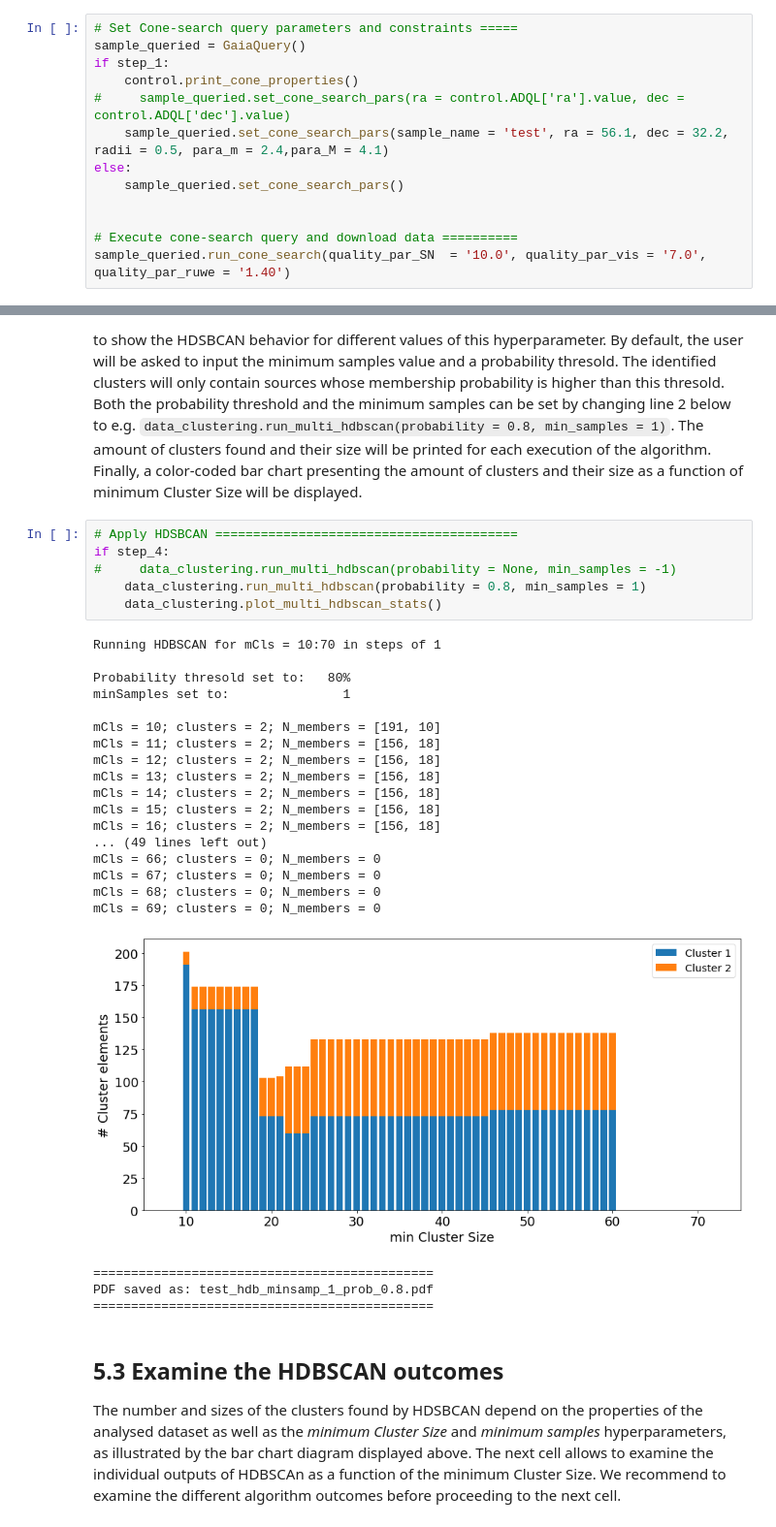
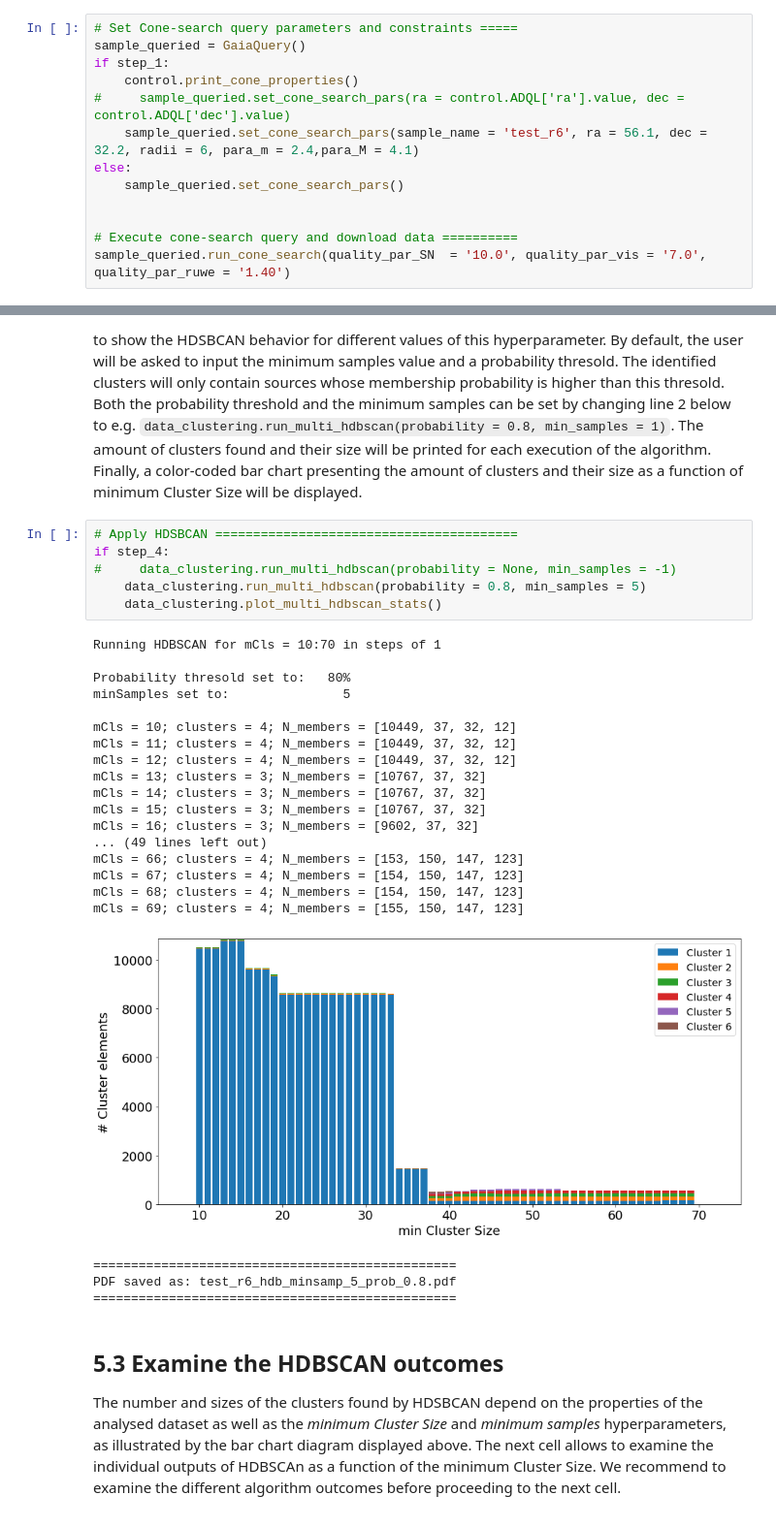
Before and after one commit to preller/PanGaia, a Jupyter notebook: notebooks/PanGaia.ipynb, the cells around one changed output, grey strips where cells are left out. Shown at 97% size. Cells and saved outputs as stored; diff of their text form.

```diff
--- a/notebooks/PanGaia.ipynb
+++ b/notebooks/PanGaia.ipynb
@@ -154,7 +154,7 @@ sample_queried = GaiaQuery()
 if step_1:
     control.print_cone_properties()
 #     sample_queried.set_cone_search_pars(ra = control.ADQL['ra'].value, dec = control.ADQL['dec'].value)
-    sample_queried.set_cone_search_pars(sample_name = 'test', ra = 56.1, dec = 32.2, radii = 0.5, para_m = 2.4,para_M = 4.1)
+    sample_queried.set_cone_search_pars(sample_name = 'test_r6', ra = 56.1, dec = 32.2, radii = 6, para_m = 2.4,para_M = 4.1)
 else:
     sample_queried.set_cone_search_pars()
 
@@ -280,31 +280,31 @@ After scaling the data PanGaia applies the [HDBSCAN](https://hdbscan.readthedocs
 # %%
 # Apply HDSBCAN ========================================
 if step_4:
 #     data_clustering.run_multi_hdbscan(probability = None, min_samples = -1)
-    data_clustering.run_multi_hdbscan(probability = 0.8, min_samples = 1)
+    data_clustering.run_multi_hdbscan(probability = 0.8, min_samples = 5)
     data_clustering.plot_multi_hdbscan_stats()
 # %% [output]
 Running HDBSCAN for mCls = 10:70 in steps of 1
 
 Probability thresold set to:   80%
-minSamples set to:               1
+minSamples set to:               5
 
-mCls = 10; clusters = 2; N_members = [191, 10]
-mCls = 11; clusters = 2; N_members = [156, 18]
-mCls = 12; clusters = 2; N_members = [156, 18]
-mCls = 13; clusters = 2; N_members = [156, 18]
-mCls = 14; clusters = 2; N_members = [156, 18]
-mCls = 15; clusters = 2; N_members = [156, 18]
-mCls = 16; clusters = 2; N_members = [156, 18]
+mCls = 10; clusters = 4; N_members = [10449, 37, 32, 12]
+mCls = 11; clusters = 4; N_members = [10449, 37, 32, 12]
+mCls = 12; clusters = 4; N_members = [10449, 37, 32, 12]
+mCls = 13; clusters = 3; N_members = [10767, 37, 32]
+mCls = 14; clusters = 3; N_members = [10767, 37, 32]
+mCls = 15; clusters = 3; N_members = [10767, 37, 32]
+mCls = 16; clusters = 3; N_members = [9602, 37, 32]
 ... (49 lines left out)
-mCls = 66; clusters = 0; N_members = 0
-mCls = 67; clusters = 0; N_members = 0
-mCls = 68; clusters = 0; N_members = 0
-mCls = 69; clusters = 0; N_members = 0
+mCls = 66; clusters = 4; N_members = [153, 150, 147, 123]
+mCls = 67; clusters = 4; N_members = [154, 150, 147, 123]
+mCls = 68; clusters = 4; N_members = [154, 150, 147, 123]
+mCls = 69; clusters = 4; N_members = [155, 150, 147, 123]
-[figure, old version]
+[figure, new version]
-=============================================
-PDF saved as: test_hdb_minsamp_1_prob_0.8.pdf
-=============================================
+================================================
+PDF saved as: test_r6_hdb_minsamp_5_prob_0.8.pdf
+================================================
 # %% [markdown]
 ## 5.3 Examine the HDBSCAN outcomes
 The number and sizes of the clusters found by HDSBCAN depend on the properties of the analysed dataset as well as the *minimum Cluster Size* and *minimum samples* hyperparameters, as illustrated by the bar chart diagram displayed above. The next cell allows to examine the individual outputs of HDBSCAn as a function of the minimum Cluster Size. We recommend to examine the different algorithm outcomes before proceeding to the next cell.
```
Also changed, not shown: parts of 8 cells of this notebook, 21 other files.
